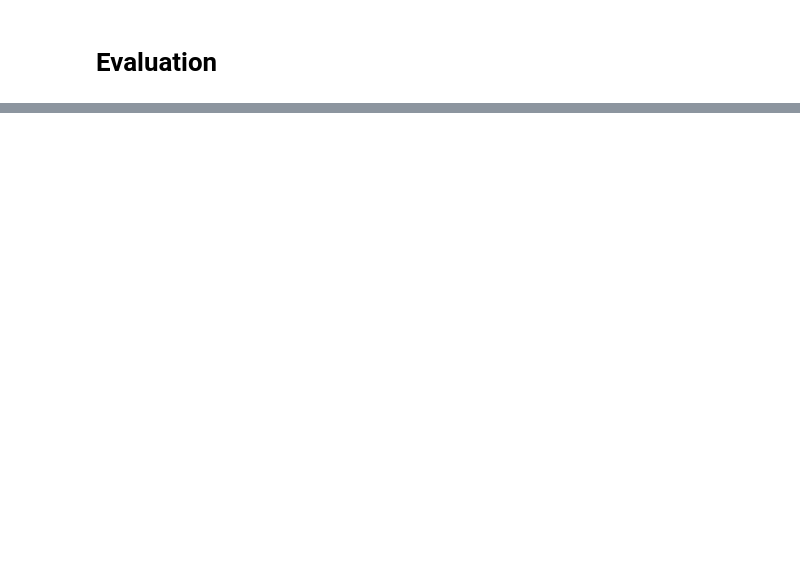
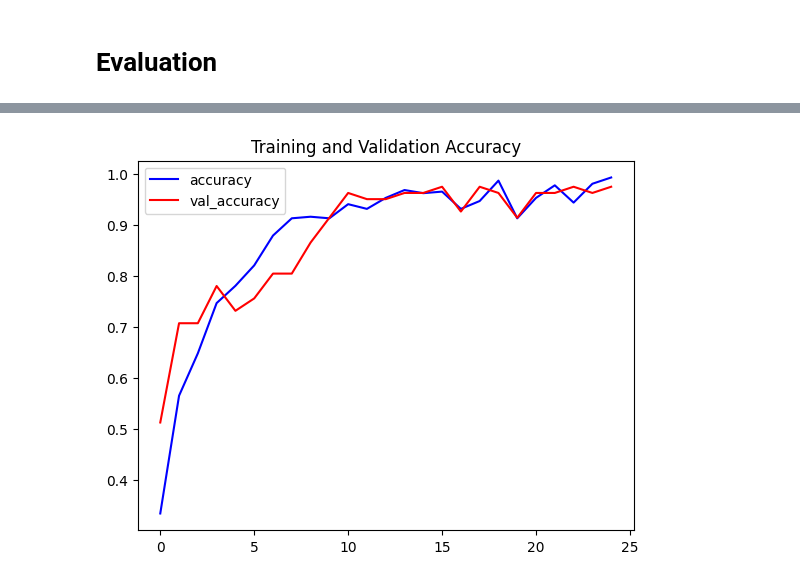
Before and after one commit to Parsa-Baniamerian/Activity_Recognition, a Jupyter notebook: Activity_Recognition.ipynb, the cells around one changed output, grey strips where cells are left out. Drawn from its saved outputs; the diff is of its cells as text; code cells hidden in the pictures; blank space fills up the shorter version.

```diff
--- a/Activity_Recognition.ipynb
+++ b/Activity_Recognition.ipynb
@@ -366,3 +378,5 @@ plot_metrics(convlstm_model_training_history, "loss", "val_loss", "Training and
 # %%
 # Plot the training and validation accuracy
-plot_metrics(convlstm_model_training_history, "accuracy", "val_accuracy", "Training and Validation Accuracy")
+plot_metrics(lrcn_model_training_history, "accuracy", "val_accuracy", "Training and Validation Accuracy")
+# %% [output]
+[figure, added]
```
Also changed, not shown: parts of 10 cells of this notebook.
